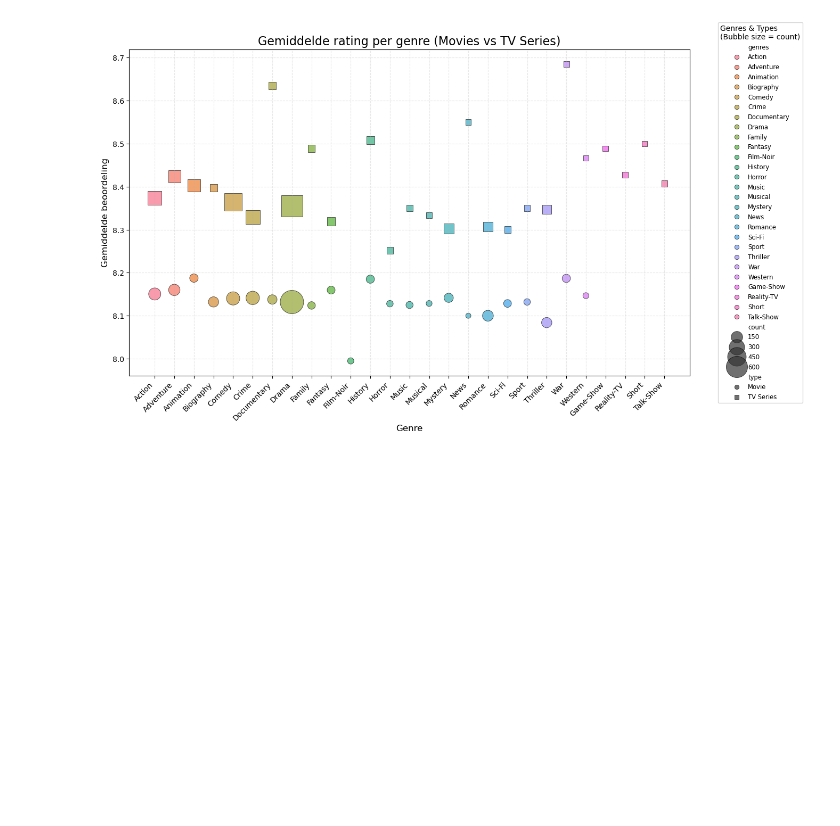
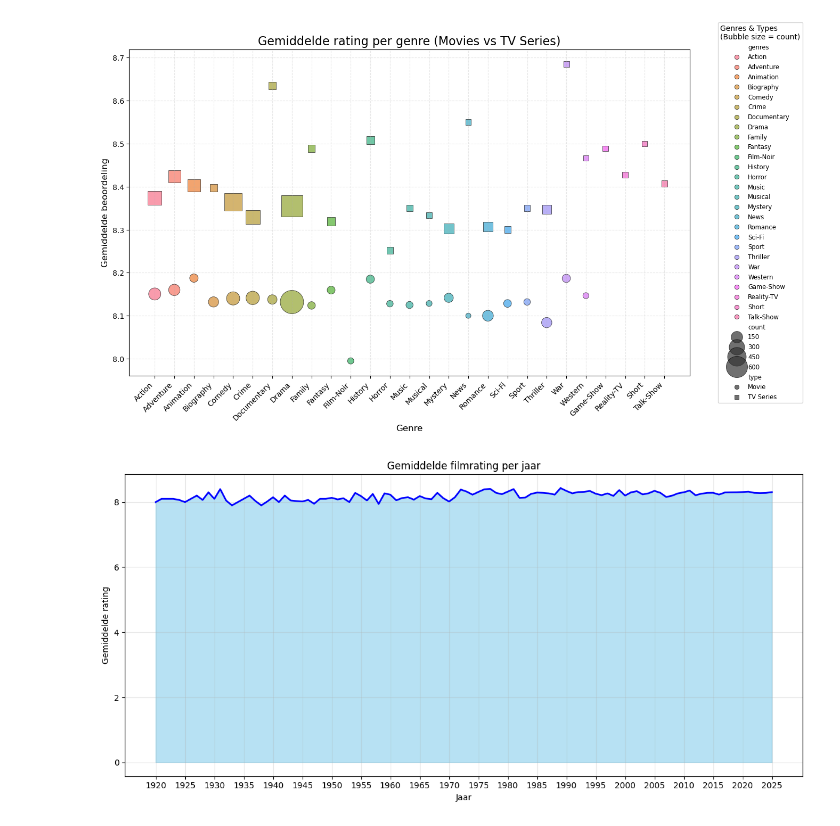
Before and after one commit to WuStanley2006/InfoVis, a Jupyter notebook: main.ipynb, the cells around one changed output. Cells and saved outputs as stored; diff of their text form; code cells hidden in the pictures; blank space fills up the shorter version.

```diff
--- a/main.ipynb
+++ b/main.ipynb
@@ -390,3 +392,25 @@ plt.subplots_adjust(right=0.8)
 plt.show()
 # %% [output]
 [figure]
+# %%
+# Laad je data
+df = pd.read_csv("combined_stats_by_year.csv")
+
+# Bereken gemiddelde rating per jaar
+avg_rating_by_year = df.groupby("releaseYear")["mean_rating"].mean()
+
+# Plot als area plot
+plt.figure(figsize=(12, 6))
+plt.fill_between(avg_rating_by_year.index, avg_rating_by_year.values, color="skyblue", alpha=0.6)
+plt.plot(avg_rating_by_year.index, avg_rating_by_year.values, color="blue", linewidth=2)
+
+plt.title("Gemiddelde filmrating per jaar")
+plt.xlabel("Jaar")
+plt.ylabel("Gemiddelde rating")
+plt.grid(alpha=0.3)
+plt.xticks(range(avg_rating_by_year.index.min(), avg_rating_by_year.index.max() + 1, 5))  # Om de 2 jaar
+
+plt.tight_layout()
+plt.show()
+# %% [output]
+[figure, added]
```
Also changed, not shown: parts of 1 cell of this notebook.
